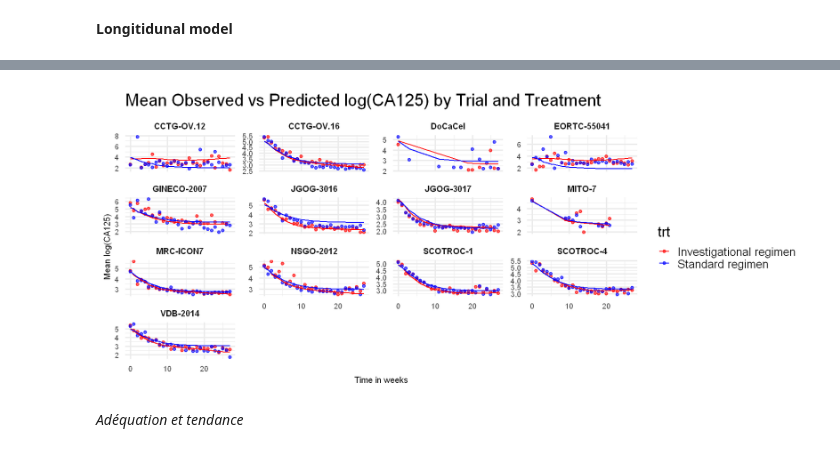
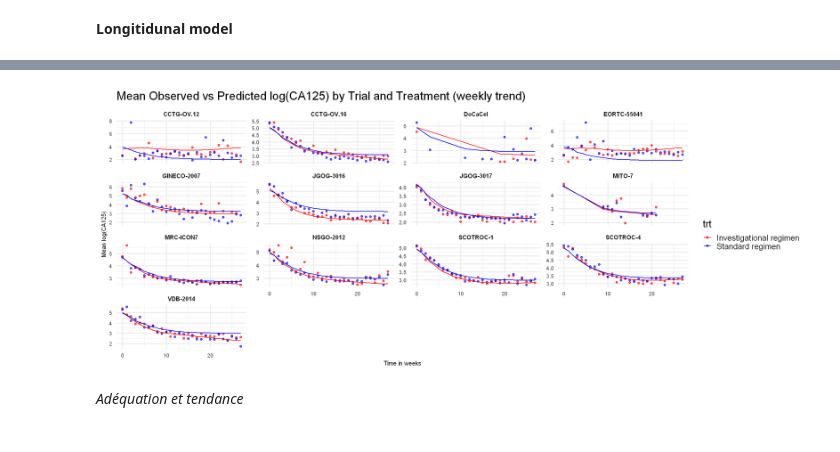
Before and after one commit to Kodro23/Surrogacy_evaluation_CA125, a Jupyter notebook: notebooks/CA125.ipynb, the cells around one changed output, grey strips where cells are left out. Cells and saved outputs as stored; diff of their text form; code cells hidden in the pictures.

Commit message:
Saved lmm model

```diff
--- a/notebooks/CA125.ipynb
+++ b/notebooks/CA125.ipynb
@@ -462,0 +465,3 @@ n(_125,k=i_,B.=b_)3:  0.955
+# %%
+ncs_trt_all <- readRDS(("./results/models/lmm.rds"))
+summary(ncs_trt_all)
@@ -463,40 +486,41 @@ n(_125,k=i_,B.=b_)3:  0.955
 # %%
 # Comparison between real trajectories and predicited ones
 # => bij=0
+options(repr.plot.width = 20, repr.plot.height = 8)
 ca125_all_6 %>% mutate(week=round(time_ca125/7))%>%mutate(pred_all_13_nullbij= predict(
   ncs_trt_all,
   newdata = ca125_all_6,
   re.form = ~(trt_bin:ns(time_ca125, knots = internal_knots, Boundary.knots = boundary_knots) | trialid)
 ))%>%
   group_by(trt, trialid, week) %>%
   summarise(
     mean_log_ca125 = mean(log(CA125_mes), na.rm = TRUE),
     mean_pred      = mean(pred_all_13_nullbij, na.rm = TRUE),
     .groups = "drop"
   ) %>%
   ggplot(aes(x = week, color = trt, group = trt)) +
   geom_point(aes(y = mean_log_ca125),
              alpha = 0.6, size = 1.6) +
   geom_line(aes(y = mean_pred),
             linewidth = 0.8) +
   facet_wrap(~ trialid, scales = "free_y") +
   scale_color_manual(values = c(
     "Standard regimen" = "blue",
     "Investigational regimen" = "red"
   )) +
   labs(
-    title = "Mean Observed vs Predicted log(CA125) by Trial and Treatment",
+    title = "Mean Observed vs Predicted log(CA125) by Trial and Treatment (weekly trend)",
     x = "Time in weeks",
     y = "Mean log(CA125)"
   ) +
   theme_minimal(base_size=20) +
   theme(
     strip.text = element_text(size = 12, face = "bold"),
     axis.text = element_text(size = 11),
     axis.title = element_text(size = 12)
   )
 # %% [output]
-[figure, old version]
+[figure, new version]
 # %% [markdown]
 *Adéquation et tendance*
 # %% [markdown]
```
Also changed, not shown: parts of 18 cells of this notebook, 3 other files.
